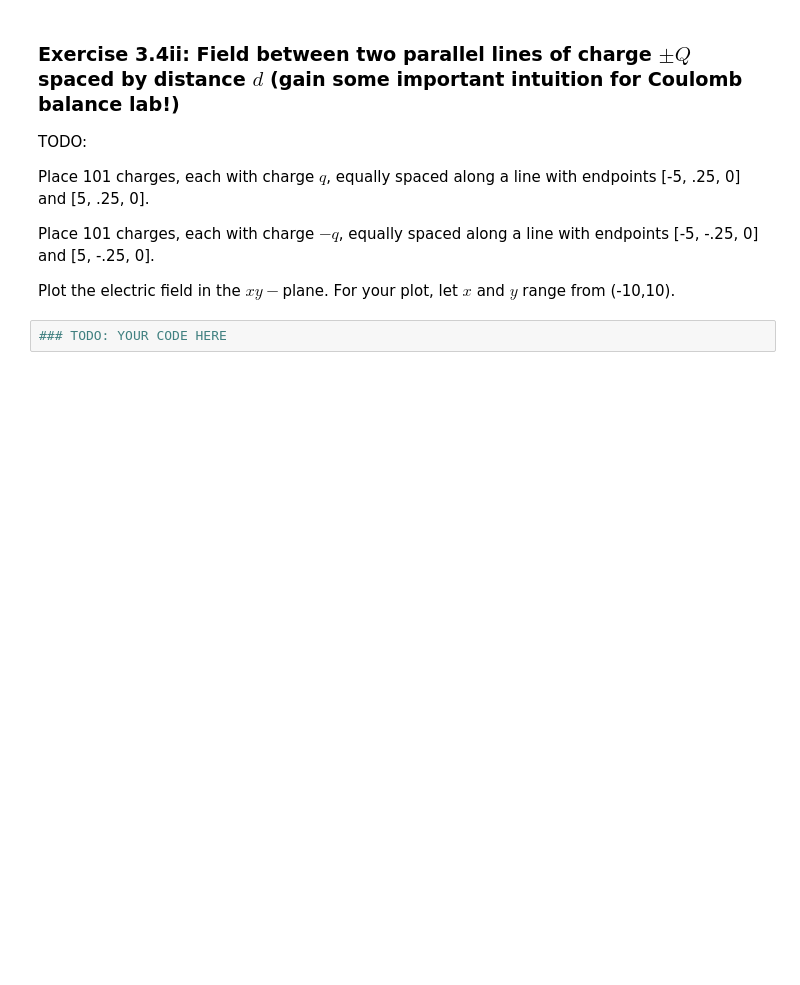
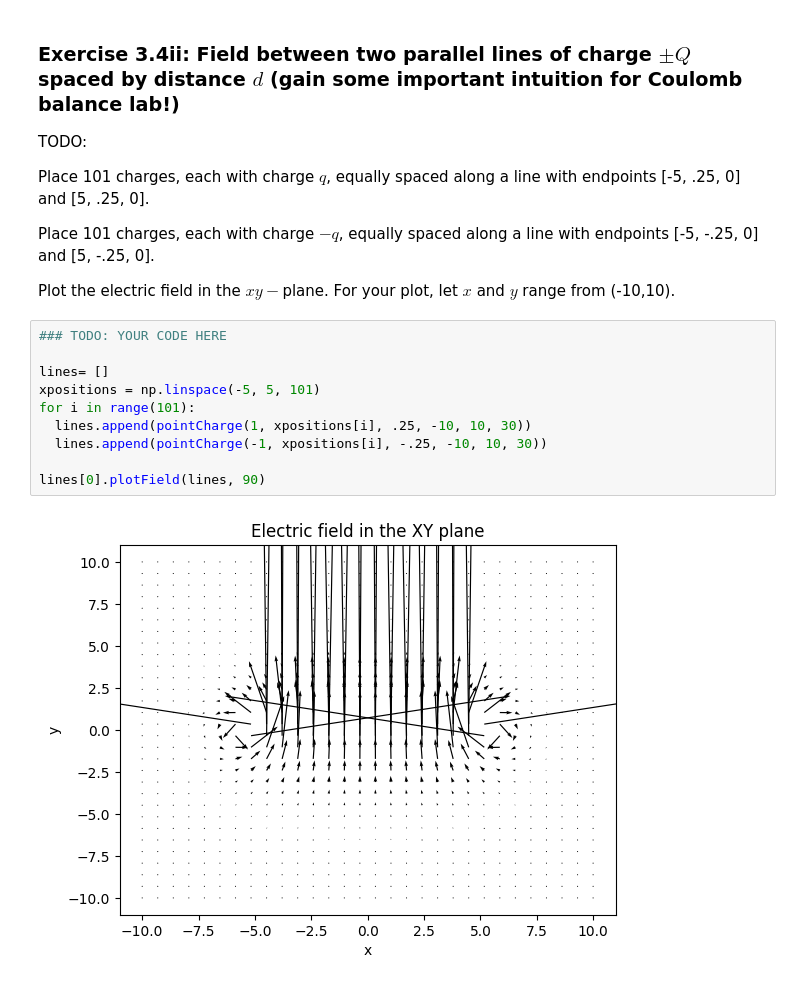
Before and after one commit to lxh6530/Assignment0-Lillian-Hart, a Jupyter notebook: Lab0_IEPII_Spr25.ipynb, the cells around one changed output. Saved outputs shown, nothing was run; the diff lists cells and outputs as text; blank space fills up the shorter version.

```diff
--- a/Lab0_IEPII_Spr25.ipynb
+++ b/Lab0_IEPII_Spr25.ipynb
@@ -476,8 +523,18 @@ Place 101 charges, each with charge $q$, equally spaced along a line with endpoi
 Place 101 charges, each with charge $-q$, equally spaced along a line with endpoints [-5, -.25, 0] and [5, -.25, 0].
 
 Plot the electric field in the $xy-$plane. For your plot, let $x$ and $y$ range from (-10,10).
-# %%
-### TODO: YOUR CODE HERE
+# %%
+### TODO: YOUR CODE HERE
+
+lines= []
+xpositions = np.linspace(-5, 5, 101)
+for i in range(101):
+  lines.append(pointCharge(1, xpositions[i], .25, -10, 10, 30))
+  lines.append(pointCharge(-1, xpositions[i], -.25, -10, 10, 30))
+
+lines[0].plotField(lines, 90)
+# %% [output]
+[figure, added]
 # %% [markdown]
 TODO: Examine and describe the field magnitude and direction between the two lines, above and below the two lines, and to the left and right of the two lines.
 
```
Also changed, not shown: parts of 12 cells of this notebook.
